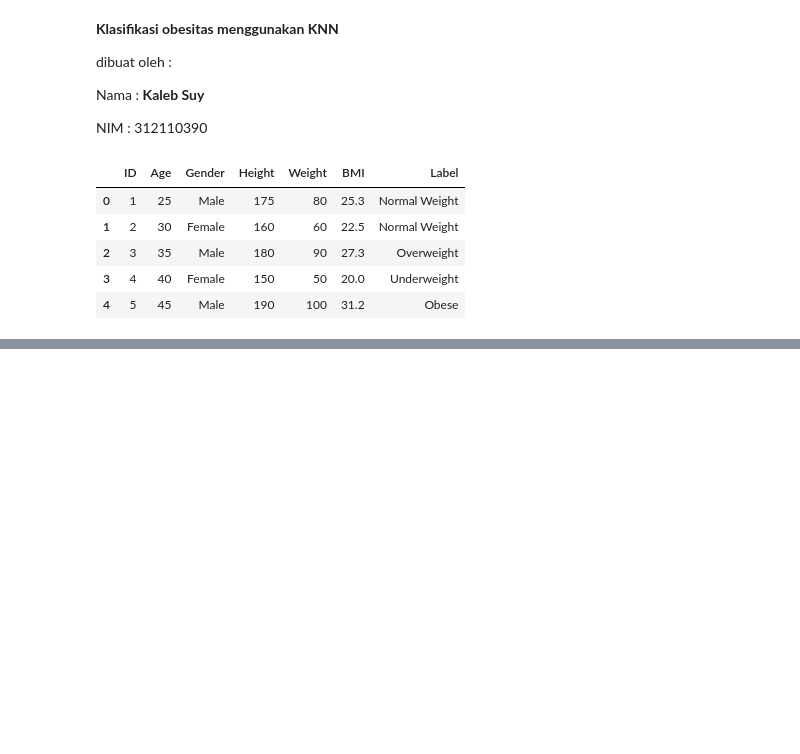
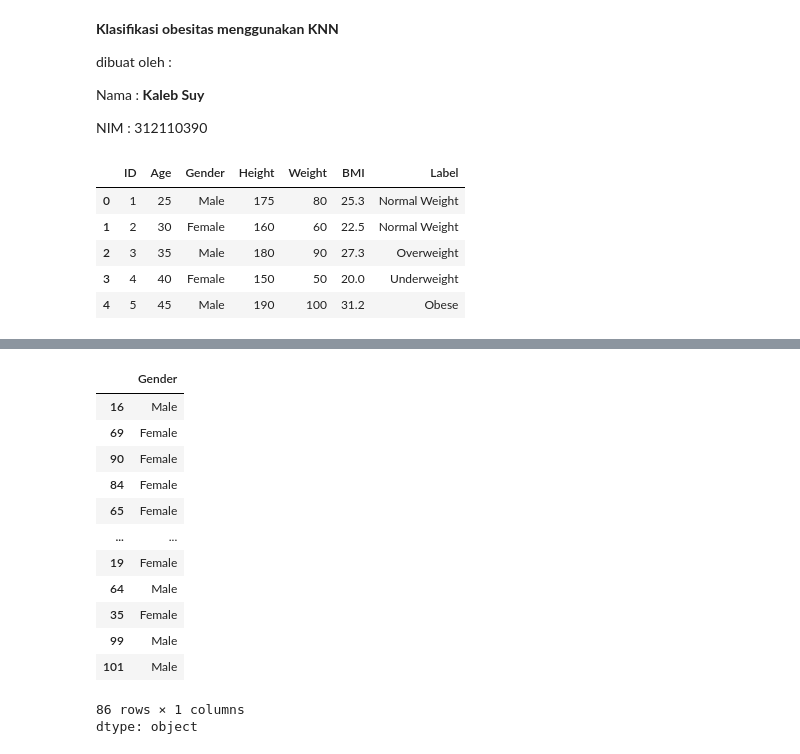
Before and after one commit to kalebsu/UAS_AI, a Jupyter notebook: Klasifikasi_Obesitas.ipynb, the cells around one changed output, grey strips where cells are left out. Cells and saved outputs as stored; diff of their text form; code cells hidden in the pictures; blank space fills up the shorter version.

```diff
--- a/Klasifikasi_Obesitas.ipynb
+++ b/Klasifikasi_Obesitas.ipynb
@@ -27,0 +159,17 @@ df.head()
+# %%
+y_train
+# %% [output]
+|  | Gender |
+| 16 | Male |
+| 69 | Female |
+| 90 | Female |
+| 84 | Female |
+| 65 | Female |
+| ... | ... |
+| 19 | Female |
+| 64 | Male |
+| 35 | Female |
+| 99 | Male |
+| 101 | Male |
+86 rows × 1 columns
+dtype: object
```
Also changed, not shown: parts of 22 cells of this notebook.
